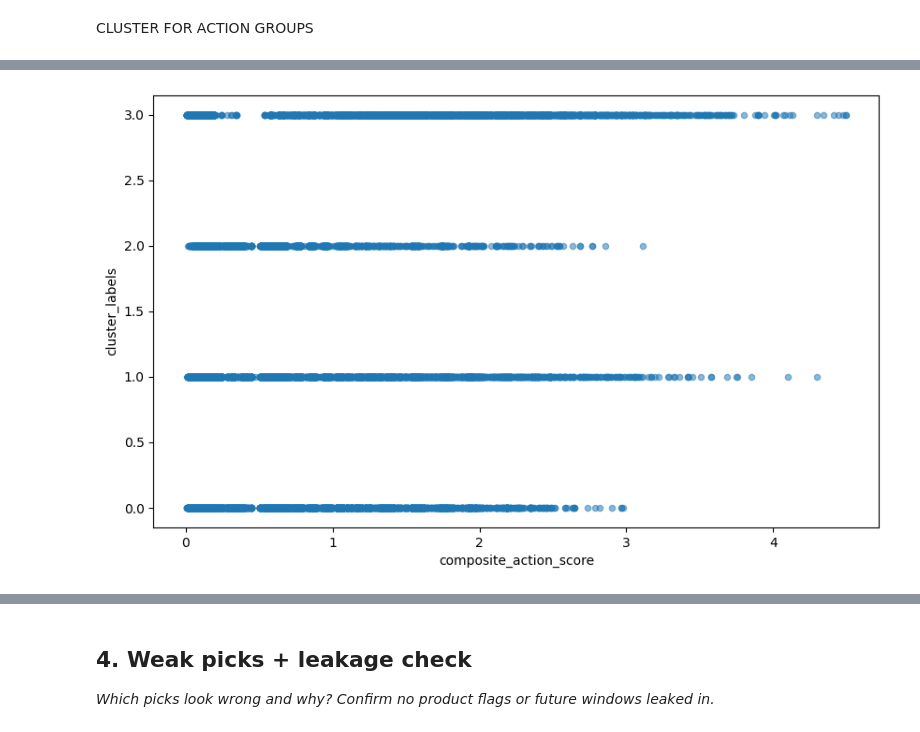
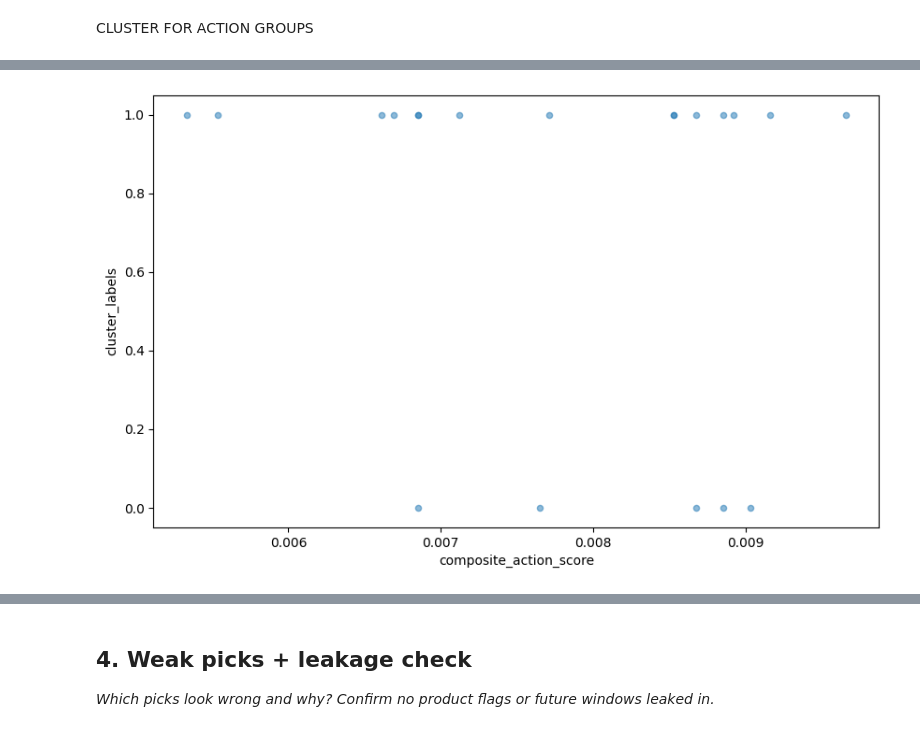
Before and after one commit to Maryam-Shile/flyrank_ml_internship, a Jupyter notebook: work/notebooks/w04_baseline_score.ipynb, the cells around one changed output, grey strips where cells are left out. Drawn from its saved outputs; the diff is of its cells as text; code cells hidden in the pictures.

```diff
--- a/work/notebooks/w04_baseline_score.ipynb
+++ b/work/notebooks/w04_baseline_score.ipynb
@@ -432,4 +392,5 @@ plt.show()
 # %% [markdown]
 CLUSTER FOR ACTION GROUPS
 # %%
-cluster_features = df_new[['vol_multiplier', 'char_count', 'provider_used', 'model_used', 'age_tier_order', 'competition_order']].copy()
+df_new_down = df_new[df_new.index.isin(down.index)]
+cluster_features = df_new_down[['vol_multiplier', 'char_count', 'age_tier_order', 'competition_order']].copy()
@@ -436,14 +411,6 @@ cluster_features = df_new[['vol_multiplier', 'char_count', 'provider_used', 'mod
 # %%
 scaler = StandardScaler()
 cluster_features['char_count_scaled'] = scaler.fit_transform(cluster_features[['char_count']])
-
-encoder = OneHotEncoder(sparse_output = False, drop='first')
-encoded_cat = encoder.fit_transform(cluster_features[['provider_used', 'model_used']])
-encoded_df = pd.DataFrame(encoded_cat, columns = encoder.get_feature_names_out())
-
-cluster_features = pd.concat([cluster_features, encoded_df], axis = 1)
-
-cluster_features.drop(columns = ['provider_used', 'model_used', 'char_count'], axis = 1, inplace = True)
 # %%
 def calculate_inertia(data, max_k = 10):
   inertia = []
@@ -467,7 +434,7 @@ plt.show()
 # %%
-model = KMeans(n_clusters = 4, random_state = 42)
-df['cluster_labels'] = model.fit(cluster_features).labels_
+model = KMeans(n_clusters = 2, random_state = 42)
+down['cluster_labels'] = model.fit(cluster_features).labels_
 
-df.head()
+down.head()
 # %% [output]
 |  | content_id | client_id | search_volume | competition | competition_level | cpc | content_type | ... |
@@ -479,6 +446,6 @@ df.head()
 5 rows × 47 columns
 # %%
-df.plot(kind = 'scatter', x = 'composite_action_score', y = 'cluster_labels', alpha = 0.5, figsize = (10, 6))
+down.plot(kind = 'scatter', x = 'composite_action_score', y = 'cluster_labels', alpha = 0.5, figsize = (10, 6))
 plt.show()
 # %% [output]
-[figure, old version]
+[figure, new version]
```
Also changed, not shown: parts of 13 cells of this notebook.
